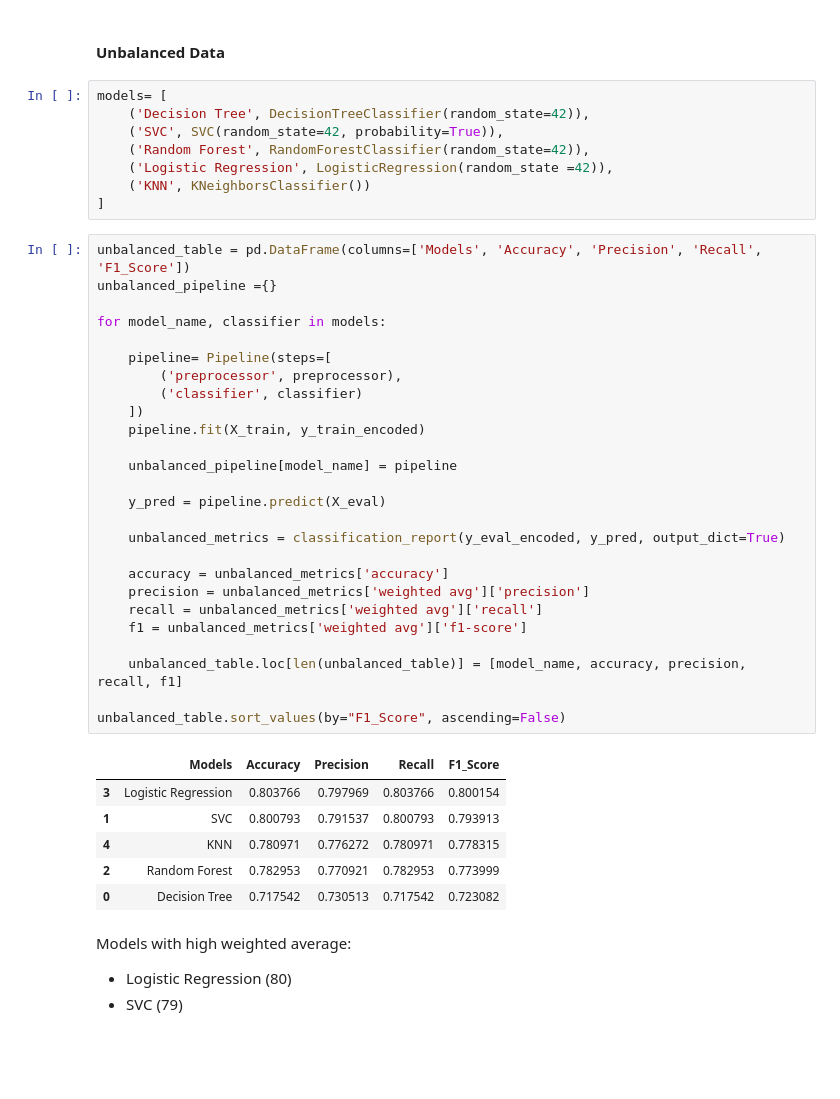
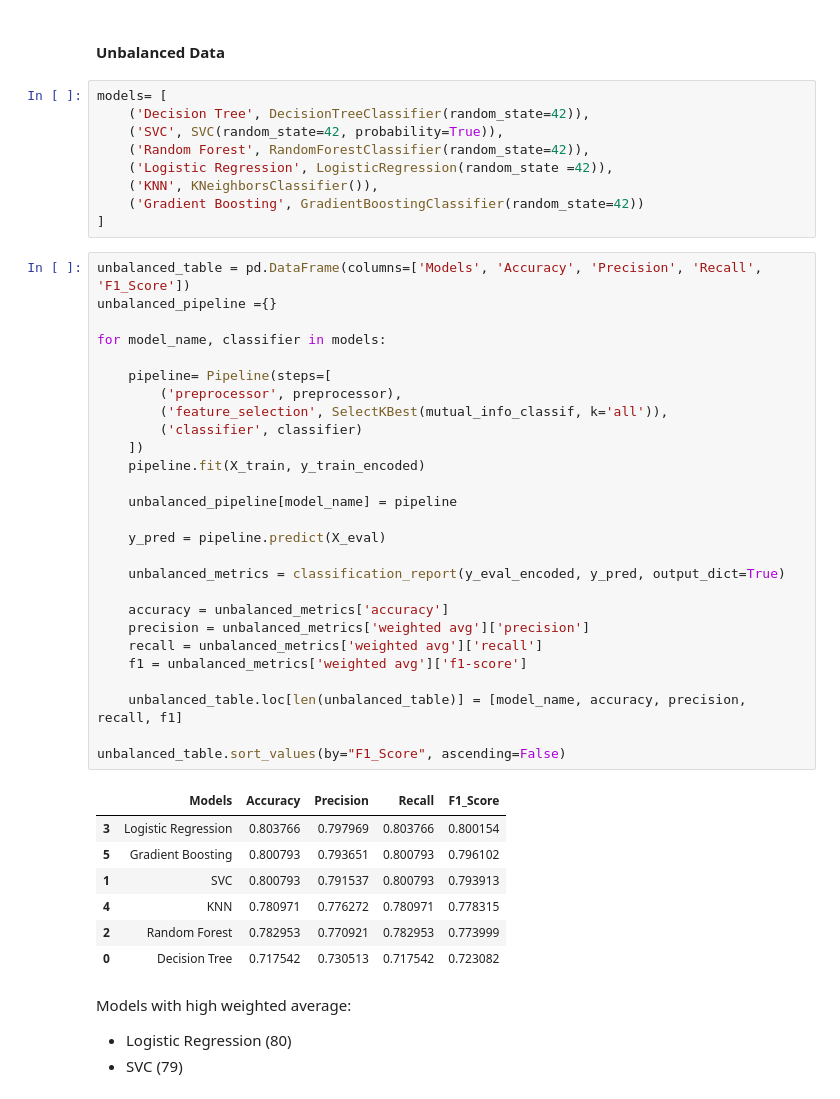
Before and after one commit to Kwamena-A-Yamoah/Customer-churn-analysis, a Jupyter notebook: Notebook/Customer_churn_analysis.ipynb, the cells around one changed output. Drawn from its saved outputs; the diff is of its cells as text; blank space fills up the shorter version.

```diff
--- a/Notebook/Customer_churn_analysis.ipynb
+++ b/Notebook/Customer_churn_analysis.ipynb
@@ -1207,37 +1211,40 @@ models= [
     ('SVC', SVC(random_state=42, probability=True)),
     ('Random Forest', RandomForestClassifier(random_state=42)),
     ('Logistic Regression', LogisticRegression(random_state =42)),
-    ('KNN', KNeighborsClassifier())
+    ('KNN', KNeighborsClassifier()),
+    ('Gradient Boosting', GradientBoostingClassifier(random_state=42))
 ]
 # %%
 unbalanced_table = pd.DataFrame(columns=['Models', 'Accuracy', 'Precision', 'Recall', 'F1_Score'])
 unbalanced_pipeline ={}
 
 for model_name, classifier in models:
 
     pipeline= Pipeline(steps=[
         ('preprocessor', preprocessor),
+        ('feature_selection', SelectKBest(mutual_info_classif, k='all')),
         ('classifier', classifier)
     ])
     pipeline.fit(X_train, y_train_encoded)
 
     unbalanced_pipeline[model_name] = pipeline
 
     y_pred = pipeline.predict(X_eval)
 
     unbalanced_metrics = classification_report(y_eval_encoded, y_pred, output_dict=True)
 
     accuracy = unbalanced_metrics['accuracy']
     precision = unbalanced_metrics['weighted avg']['precision']
     recall = unbalanced_metrics['weighted avg']['recall']
     f1 = unbalanced_metrics['weighted avg']['f1-score']
 
     unbalanced_table.loc[len(unbalanced_table)] = [model_name, accuracy, precision, recall, f1]
 
 unbalanced_table.sort_values(by="F1_Score", ascending=False)
 # %% [output]
 |  | Models | Accuracy | Precision | Recall | F1_Score |
 | 3 | Logistic Regression | 0.803766 | 0.797969 | 0.803766 | 0.800154 |
+| 5 | Gradient Boosting | 0.800793 | 0.793651 | 0.800793 | 0.796102 |
 | 1 | SVC | 0.800793 | 0.791537 | 0.800793 | 0.793913 |
 | 4 | KNN | 0.780971 | 0.776272 | 0.780971 | 0.778315 |
 | 2 | Random Forest | 0.782953 | 0.770921 | 0.782953 | 0.773999 |
```
Also changed, not shown: parts of 30 cells of this notebook.
